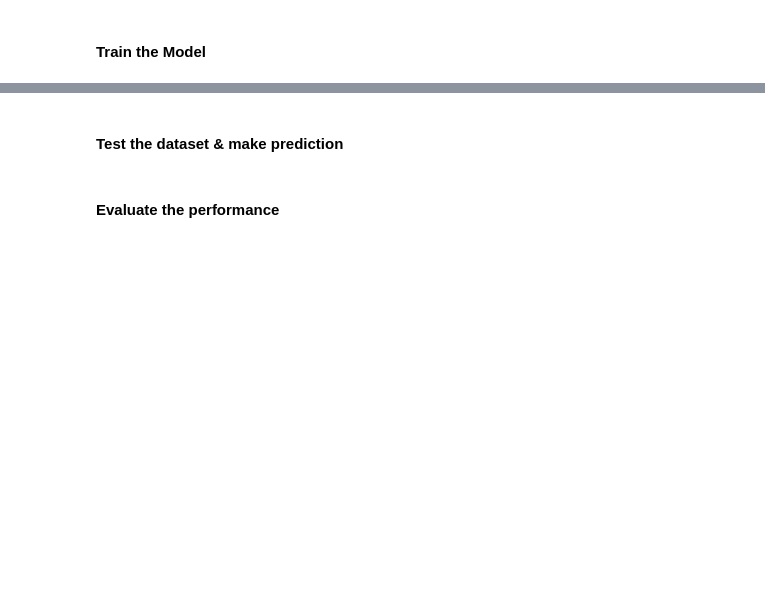
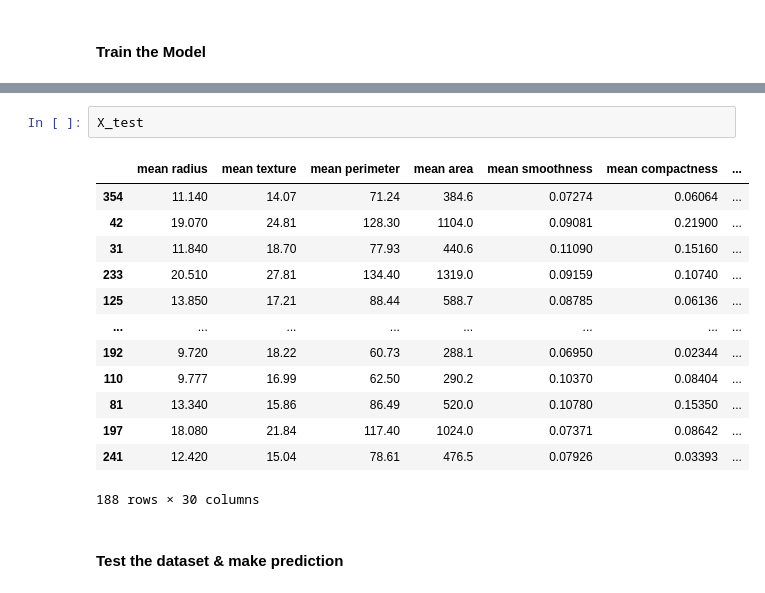
Before and after one commit to fauzanghazi/advanced-ai, a Jupyter notebook: notebooks/exercise/03-simple-classification.ipynb, the cells around one changed output, grey strips where cells are left out. Drawn from its saved outputs; the diff is of its cells as text; blank space fills up the shorter version.

```diff
--- a/notebooks/exercise/03-simple-classification.ipynb
+++ b/notebooks/exercise/03-simple-classification.ipynb
@@ -43,4 +88,18 @@ array(['malignant', 'benign'], dtype='<U9')
+# %%
+X_test
+# %% [output]
+|  | mean radius | mean texture | mean perimeter | mean area | mean smoothness | mean compactness | ... |
+| 354 | 11.140 | 14.07 | 71.24 | 384.6 | 0.07274 | 0.06064 | ... |
+| 42 | 19.070 | 24.81 | 128.30 | 1104.0 | 0.09081 | 0.21900 | ... |
+| 31 | 11.840 | 18.70 | 77.93 | 440.6 | 0.11090 | 0.15160 | ... |
+| 233 | 20.510 | 27.81 | 134.40 | 1319.0 | 0.09159 | 0.10740 | ... |
+| 125 | 13.850 | 17.21 | 88.44 | 588.7 | 0.08785 | 0.06136 | ... |
+| ... | ... | ... | ... | ... | ... | ... | ... |
+| 192 | 9.720 | 18.22 | 60.73 | 288.1 | 0.06950 | 0.02344 | ... |
+| 110 | 9.777 | 16.99 | 62.50 | 290.2 | 0.10370 | 0.08404 | ... |
+| 81 | 13.340 | 15.86 | 86.49 | 520.0 | 0.10780 | 0.15350 | ... |
+| 197 | 18.080 | 21.84 | 117.40 | 1024.0 | 0.07371 | 0.08642 | ... |
+| 241 | 12.420 | 15.04 | 78.61 | 476.5 | 0.07926 | 0.03393 | ... |
+188 rows × 30 columns
 # %% [markdown]
 #### Test the dataset & make prediction
-# %% [markdown]
-#### Evaluate the performance
```
Also changed, not shown: parts of 25 cells of this notebook, 1 other file.
